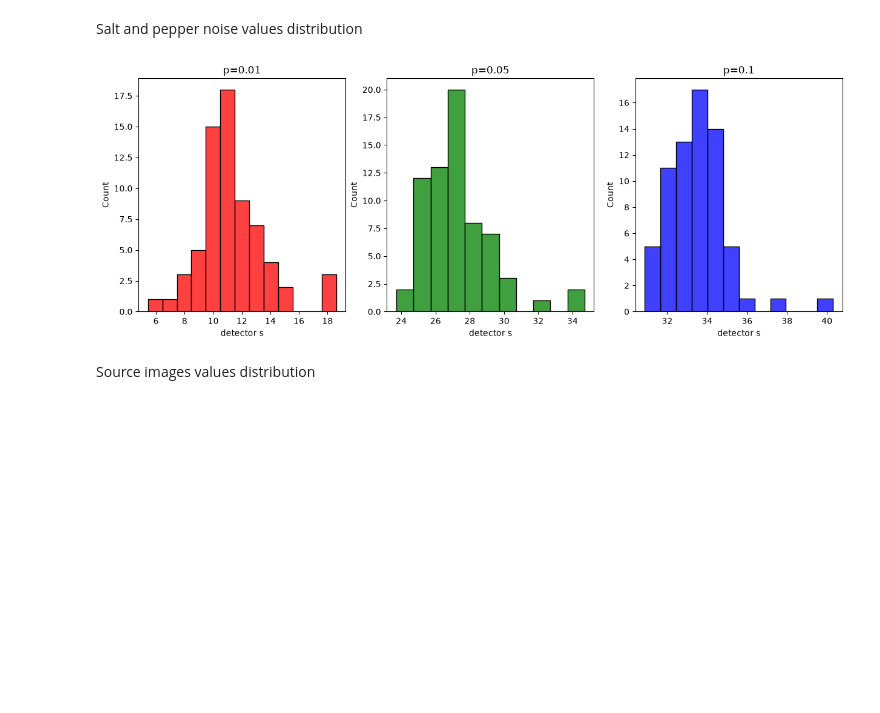
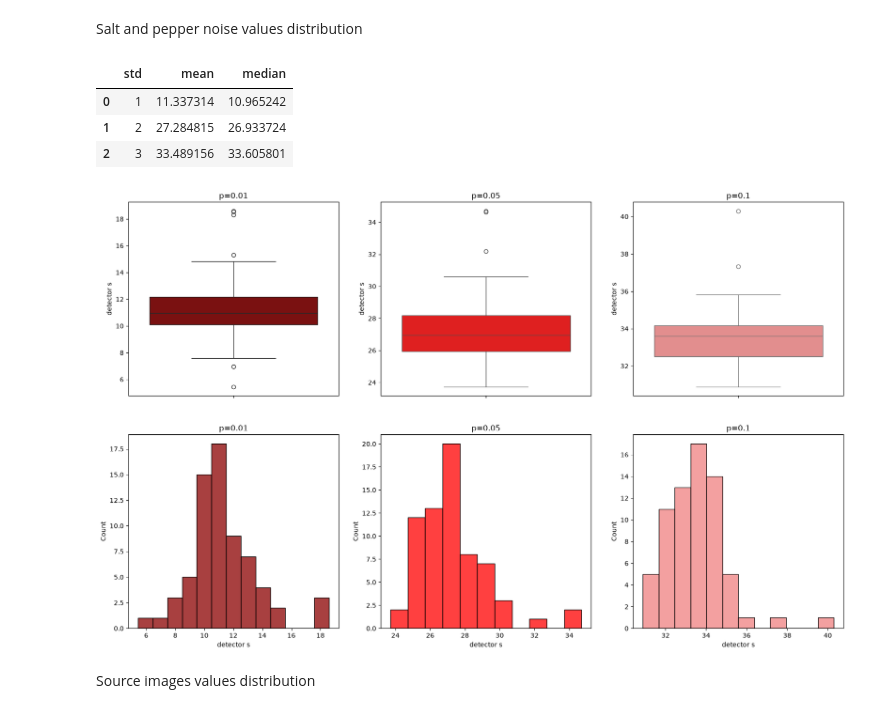
Before and after one commit to chaosmagnvm/Image-auto-denoising, a Jupyter notebook: notebooks/stats.ipynb, the cells around one changed output. Drawn from its saved outputs; the diff is of its cells as text; code cells hidden in the pictures; blank space fills up the shorter version.

```diff
--- a/notebooks/stats.ipynb
+++ b/notebooks/stats.ipynb
@@ -33,31 +53,51 @@ Salt and pepper noise values distribution
 # %%
 import numpy as np
 import pandas as pd
 import matplotlib.pyplot as plt
 import seaborn as sns
 import json
 
 def create_df(p):
     df = pd.read_json("../analysis/snp.json")
     df = df.sort_values('name')
     df = df.reset_index(drop=True)
     mask = df['s'] == p
     ret = df[mask]
     return ret
 
 df1 = create_df(0.01)
 df2 = create_df(0.05)
 df3 = create_df(0.1)
 
-fig, axes = plt.subplots(1,3, figsize=(15, 5))
-axes[0] = sns.histplot(data=df1, x='detector s', color="red", ax=axes[0])
-axes[0].set_title("p=0.01")
-axes[1] = sns.histplot(data=df2, x='detector s', color="green", ax=axes[1])
-axes[1].set_title("p=0.05")
-axes[2] = sns.histplot(data=df3, x='detector s', color="blue", ax=axes[2])
-axes[2].set_title("p=0.1");
+df = pd.DataFrame({
+    "std": [1, 2, 3],
+    "mean": [df1["detector s"].mean(), df2["detector s"].mean(), df3["detector s"].mean()],
+    "median": [df1["detector s"].median(), df2["detector s"].median(), df3["detector s"].median()]
+})
+
+display(df)
+
+fig, axes = plt.subplots(2,3, figsize=(20, 12))
+
+axes[0][0] = sns.boxplot(data=df1, y='detector s', color="darkred", ax=axes[0][0])
+axes[0][0].set_title("p=0.01")
+axes[0][1] = sns.boxplot(data=df2, y='detector s', color="red", ax=axes[0][1])
+axes[0][1].set_title("p=0.05")
+axes[0][2] = sns.boxplot(data=df3, y='detector s', color="lightcoral", ax=axes[0][2])
+axes[0][2].set_title("p=0.1")
+
+axes[1][0] = sns.histplot(data=df1, x='detector s', color="darkred", ax=axes[1][0])
+axes[1][0].set_title("p=0.01")
+axes[1][1] = sns.histplot(data=df2, x='detector s', color="red", ax=axes[1][1])
+axes[1][1].set_title("p=0.05")
+axes[1][2] = sns.histplot(data=df3, x='detector s', color="lightcoral", ax=axes[1][2])
+axes[1][2].set_title("p=0.1");
 # %% [output]
+|  | std | mean | median |
+| 0 | 1 | 11.337314 | 10.965242 |
+| 1 | 2 | 27.284815 | 26.933724 |
+| 2 | 3 | 33.489156 | 33.605801 |
-[figure, old version]
+[figure, new version]
 # %% [markdown]
 Source images values distribution
 # %%
```
Also changed, not shown: parts of 3 cells of this notebook.
